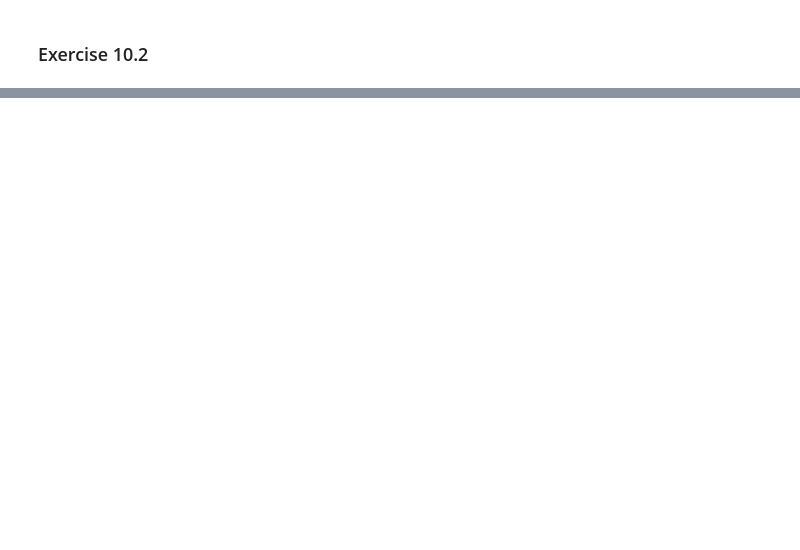
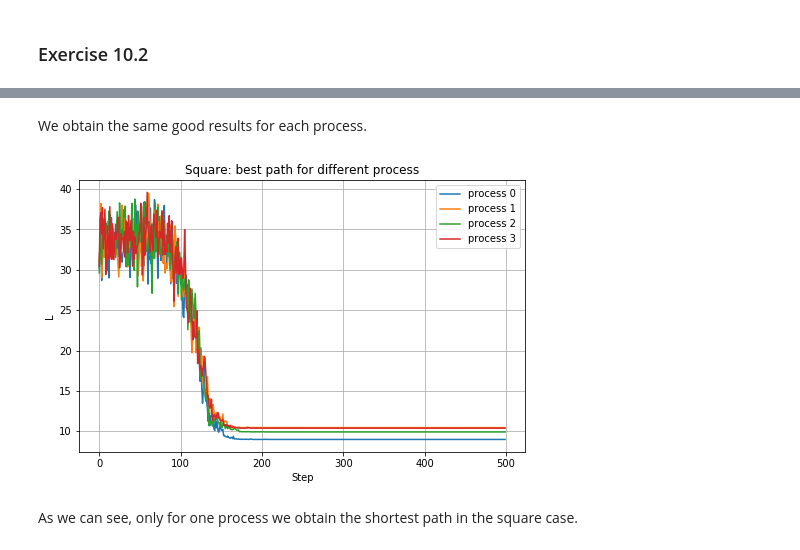
Before and after one commit to martanit/laboratorio-simulazione-numerica, a Jupyter notebook: exercise_10/exercise_10.ipynb, the cells around one changed output, grey strips where cells are left out. Cells and saved outputs as stored; diff of their text form; code cells hidden in the pictures; blank space fills up the shorter version.

```diff
--- a/exercise_10/exercise_10.ipynb
+++ b/exercise_10/exercise_10.ipynb
@@ -57,0 +79,26 @@ plt.show()
+# %% [markdown]
+We obtain the same good results for each process.
+# %%
+
+plt.figure(figsize=(8,5))
+
+x, y = np.loadtxt("es_10.2/square_distance.dat", usecols=(0,1), delimiter=' ', unpack='True')
+plt.plot(x, y, label='process 0')
+x, y = np.loadtxt("es_10.2/square_distance.dat", usecols=(0,2), delimiter=' ', unpack='True')
+plt.plot(x, y, label='process 1')
+x, y = np.loadtxt("es_10.2/square_distance.dat", usecols=(0,3), delimiter=' ', unpack='True')
+plt.plot(x, y, label='process 2')
+x, y = np.loadtxt("es_10.2/square_distance.dat", usecols=(0,4), delimiter=' ', unpack='True')
+plt.plot(x, y, label='process 3')
+
+plt.title("Square: best path for different process")
+plt.xlabel("Step")
+plt.ylabel("L")
+plt.grid()
+plt.legend()
+
+plt.show()
+# %% [output]
+[figure, added]
+# %% [markdown]
+As we can see, only for one process we obtain the shortest path in the square case.
```
Also changed, not shown: parts of 2 cells of this notebook, 8 other files.
